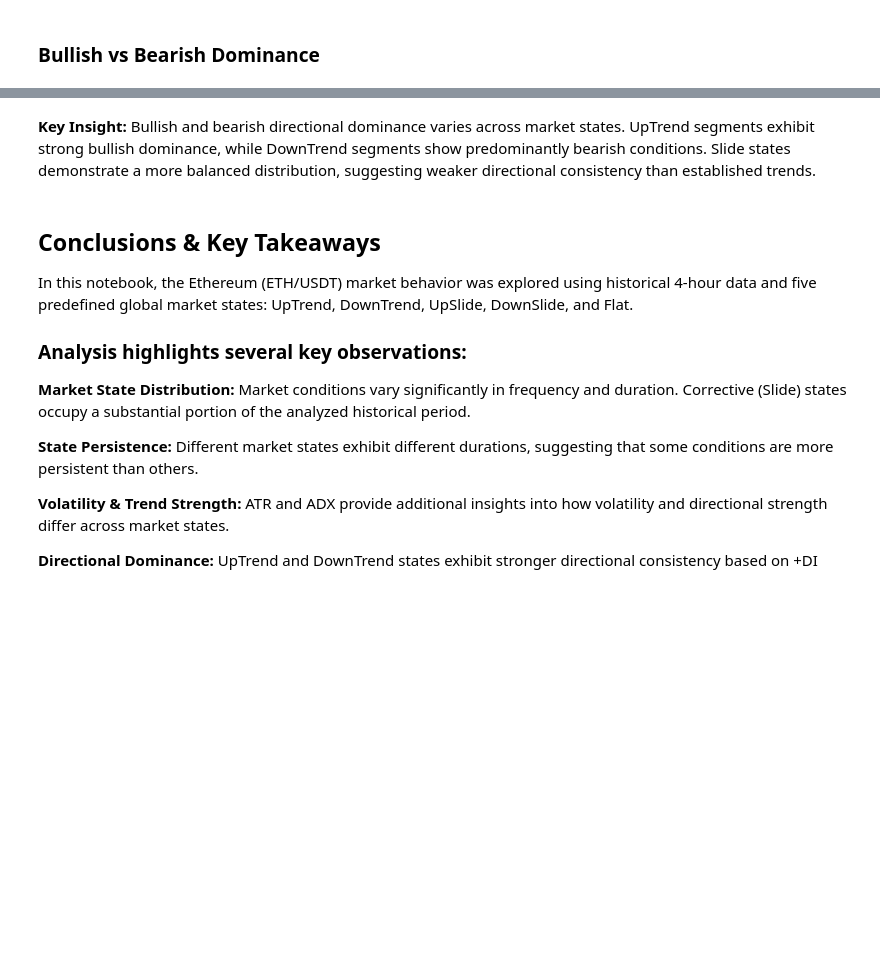
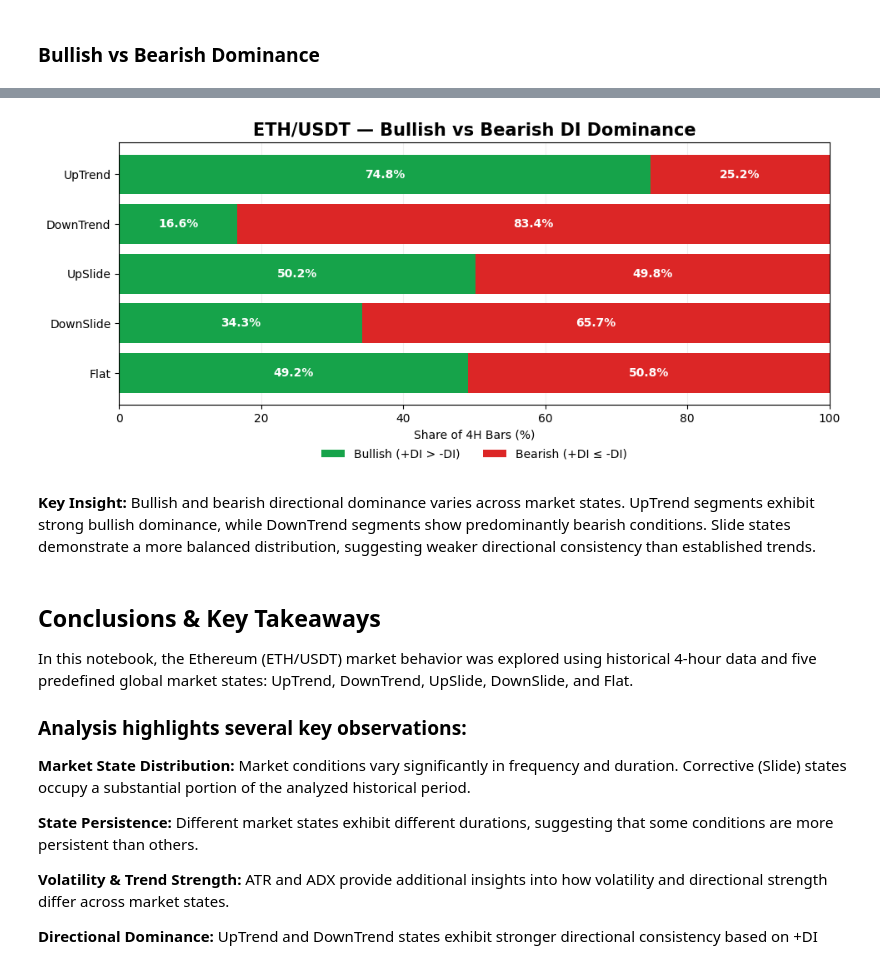
Before and after one commit to KuperOK/Math-to-Deep-Learning-with-PyTorch, a Jupyter notebook: crypto-market-analysis-eth-market-states.ipynb, the cells around one changed output, grey strips where cells are left out. Drawn from its saved outputs; the diff is of its cells as text; code cells hidden in the pictures; blank space fills up the shorter version.

```diff
--- a/crypto-market-analysis-eth-market-states.ipynb
+++ b/crypto-market-analysis-eth-market-states.ipynb
@@ -740,3 +693,103 @@ fig_transitions.write_html(
+# %%
+import numpy as np
+import matplotlib.pyplot as plt
+
+di_stats = (
+    df.groupby("name")
+    .agg(
+        bullish=("count_bullish", "sum"),
+        bearish=("count_bearish", "sum")
+    )
+    .reindex(state_order)
+)
+
+di_stats["total"] = (
+    di_stats["bullish"] + di_stats["bearish"]
+)
+
+di_stats["bullish_pct"] = (
+    di_stats["bullish"] / di_stats["total"] * 100
+)
+
+di_stats["bearish_pct"] = (
+    di_stats["bearish"] / di_stats["total"] * 100
+)
+
+fig, ax = plt.subplots(figsize=(11, 5))
+
+y = np.arange(len(state_order))
+
+ax.barh(
+    y,
+    di_stats["bullish_pct"],
+    color="#16a34a",
+    label="Bullish (+DI > -DI)"
+)
+
+ax.barh(
+    y,
+    di_stats["bearish_pct"],
+    left=di_stats["bullish_pct"],
+    color="#dc2626",
+    label="Bearish (+DI ≤ -DI)"
+)
+
+# Percentage labels
+for i, row in enumerate(di_stats.itertuples()):
+
+    bullish = row.bullish_pct
+    bearish = row.bearish_pct
+
+    ax.text(
+        bullish / 2,
+        i,
+        f"{bullish:.1f}%",
+        ha="center",
+        va="center",
+        color="white",
+        fontweight="bold"
+    )
+
+    ax.text(
+        bullish + bearish / 2,
+        i,
+        f"{bearish:.1f}%",
+        ha="center",
+        va="center",
+        color="white",
+        fontweight="bold"
+    )
+
+ax.set_yticks(y)
+ax.set_yticklabels(state_order)
+
+ax.invert_yaxis()
+
+ax.set_xlim(0, 100)
+
+ax.set_xlabel("Share of 4H Bars (%)")
+
+ax.set_title(
+    "ETH/USDT — Bullish vs Bearish DI Dominance",
+    fontsize=15,
+    fontweight="bold"
+)
+
+ax.legend(
+    loc="lower center",
+    bbox_to_anchor=(0.5, -0.25),
+    ncol=2,
+    frameon=False
+)
+
+ax.grid(axis="x", alpha=0.2)
+ax.set_axisbelow(True)
+
+plt.subplots_adjust(bottom=0.25)
+
+plt.show()
+# %% [output]
+[figure, added]
 # %% [markdown]
 **Key Insight:** Bullish and bearish directional dominance varies across market states. UpTrend segments exhibit strong bullish dominance, while DownTrend segments show predominantly bearish conditions. Slide states demonstrate a more balanced distribution, suggesting weaker directional consistency than established trends.
 # %% [markdown]
```
Also changed, not shown: parts of 10 cells of this notebook.
